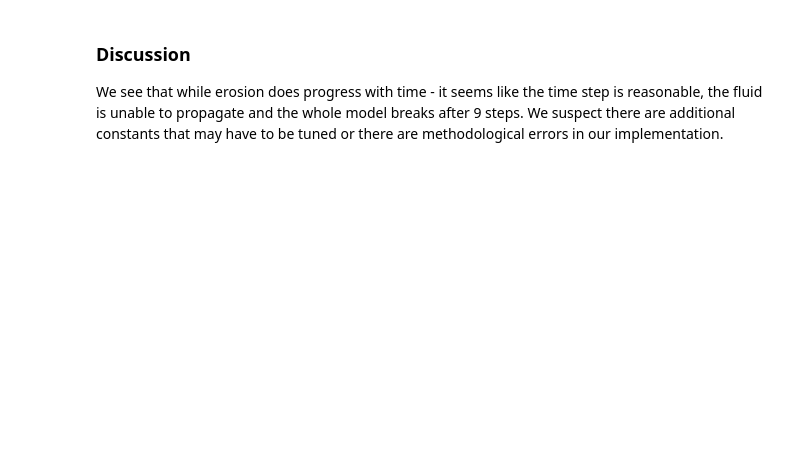
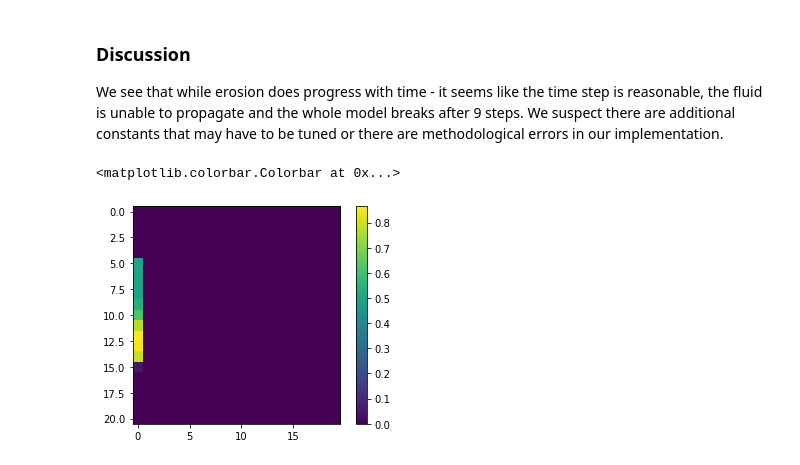
Before and after one commit to Julians42/AM205_Final_Project, a Jupyter notebook: erode_2D.ipynb, the cells around one changed output. Cells and saved outputs as stored; diff of their text form; code cells hidden in the pictures; blank space fills up the shorter version.

```diff
--- a/erode_2D.ipynb
+++ b/erode_2D.ipynb
@@ -90,3 +91,11 @@ for i in range(9):
 # %% [markdown]
 ### Discussion
 We see that while erosion does progress with time - it seems like the time step is reasonable, the fluid is unable to propagate and the whole model breaks after 9 steps. We suspect there are additional constants that may have to be tuned or there are methodological errors in our implementation.
+# %%
+from utils_2D import *
+plt.imshow(q_x(np.zeros(smoothed.shape), smoothed))
+#plt.imshow(rhos[0])
+plt.colorbar()
+# %% [output]
+<matplotlib.colorbar.Colorbar at 0x...>
+[figure, added]
```
Also changed, not shown: parts of 5 cells of this notebook, 3 other files.
